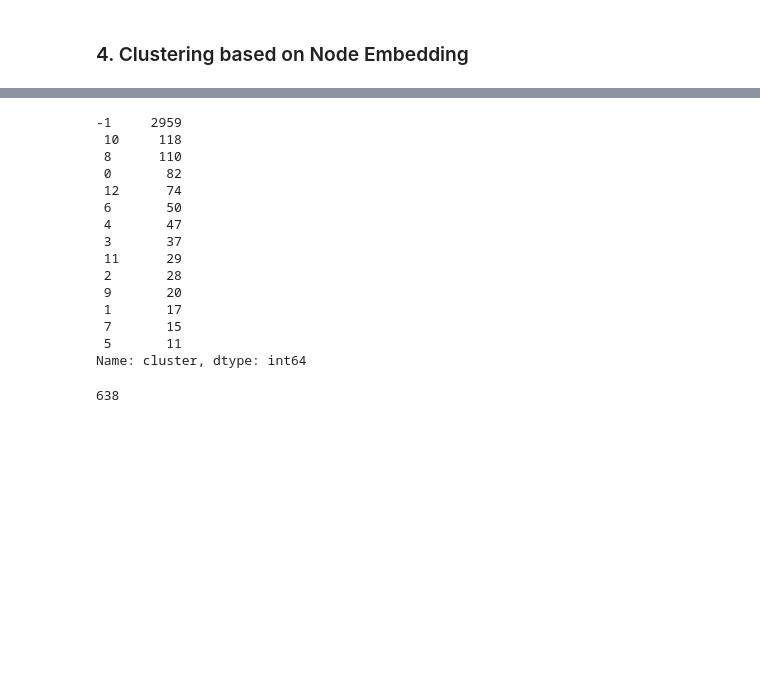
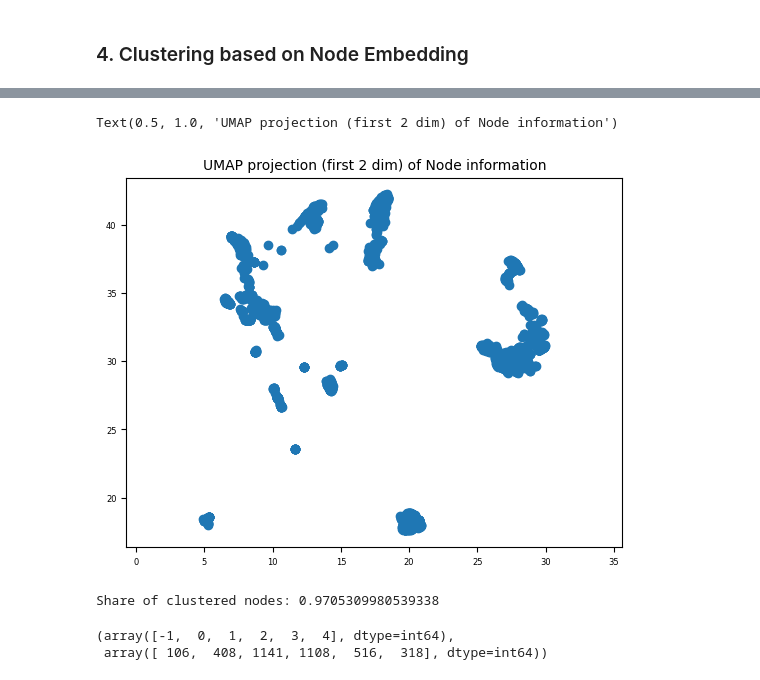
Before and after one commit to lassefschmidt/Network-Science_Challenge, a Jupyter notebook: 0_Exploratory Data Analysis and Preprocessing.ipynb, the cells around one changed output, grey strips where cells are left out. Drawn from its saved outputs; the diff is of its cells as text; code cells hidden in the pictures; blank space fills up the shorter version.

```diff
--- a/0_Exploratory Data Analysis and Preprocessing.ipynb
+++ b/0_Exploratory Data Analysis and Preprocessing.ipynb
@@ -195,3 +199,0 @@ Let us see if we can create a meaningful clustering based on the embeddings of e
-# %%
-clusterer = hdbscan.HDBSCAN(min_cluster_size = 10, gen_min_span_tree=True)
-clusterer.fit(node_info)
@@ -207,18 +199,0 @@ node_info_clustered = node_info.assign(cluster = clusterer.labels_)
-# %%
-node_info_clustered.cluster.value_counts()
-# %% [output]
--1     2959
- 10     118
- 8      110
- 0       82
- 12      74
- 6       50
- 4       47
- 3       37
- 11      29
- 2       28
- 9       20
- 1       17
- 7       15
- 5       11
-Name: cluster, dtype: int64
@@ -227,4 +200,32 @@ clustered = (clusterer.labels_ >= 0)
-# %%
-np.sum(clustered)
-# %% [output]
-638
+# %%
+# create umap embedding of nodes
+reducer = umap.UMAP(n_neighbors=30,
+                    min_dist=0,
+                    n_components=2).fit(node_info)
+
+embedding = reducer.transform(node_info)
+# %%
+# plot umap embedding of nodes
+plt.scatter(
+    embedding[:, 0],
+    embedding[:, 1])
+plt.gca().set_aspect('equal', 'datalim')
+plt.title('UMAP projection (first 2 dim) of Node information')
+# %% [output]
+Text(0.5, 1.0, 'UMAP projection (first 2 dim) of Node information')
+[figure, added]
+# %%
+# use umap embedding to cluster nodes
+clusterer = hdbscan.HDBSCAN(min_samples=10, min_cluster_size = 300)
+clusterer.fit(embedding)
+
+clustered = (clusterer.labels_ >= 0)
+print(f"Share of clustered nodes: {np.sum(clustered) / node_info.shape[0]}")
+# %% [output]
+Share of clustered nodes: 0.9705309980539338
+# %%
+# look at clusters
+np.unique(clusterer.labels_, return_counts = True)
+# %% [output]
+(array([-1,  0,  1,  2,  3,  4], dtype=int64),
+ array([ 106,  408, 1141, 1108,  516,  318], dtype=int64))
```
Also changed, not shown: parts of 10 cells of this notebook.
